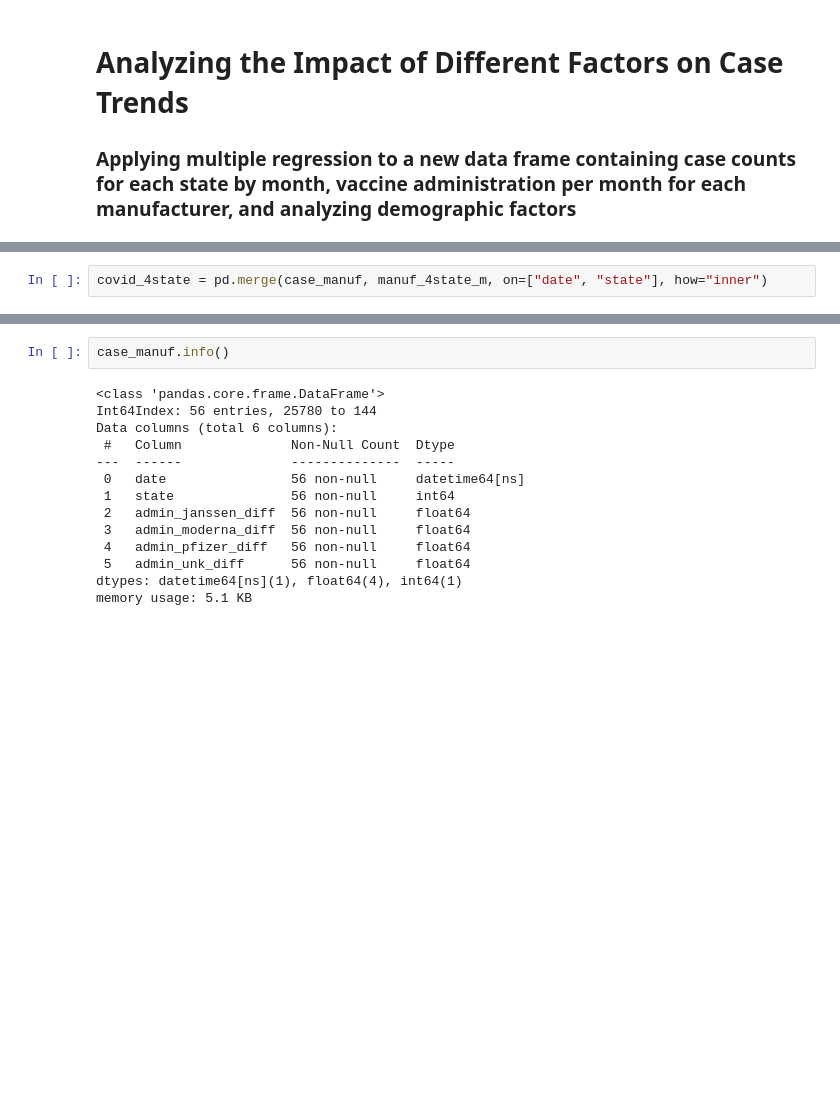
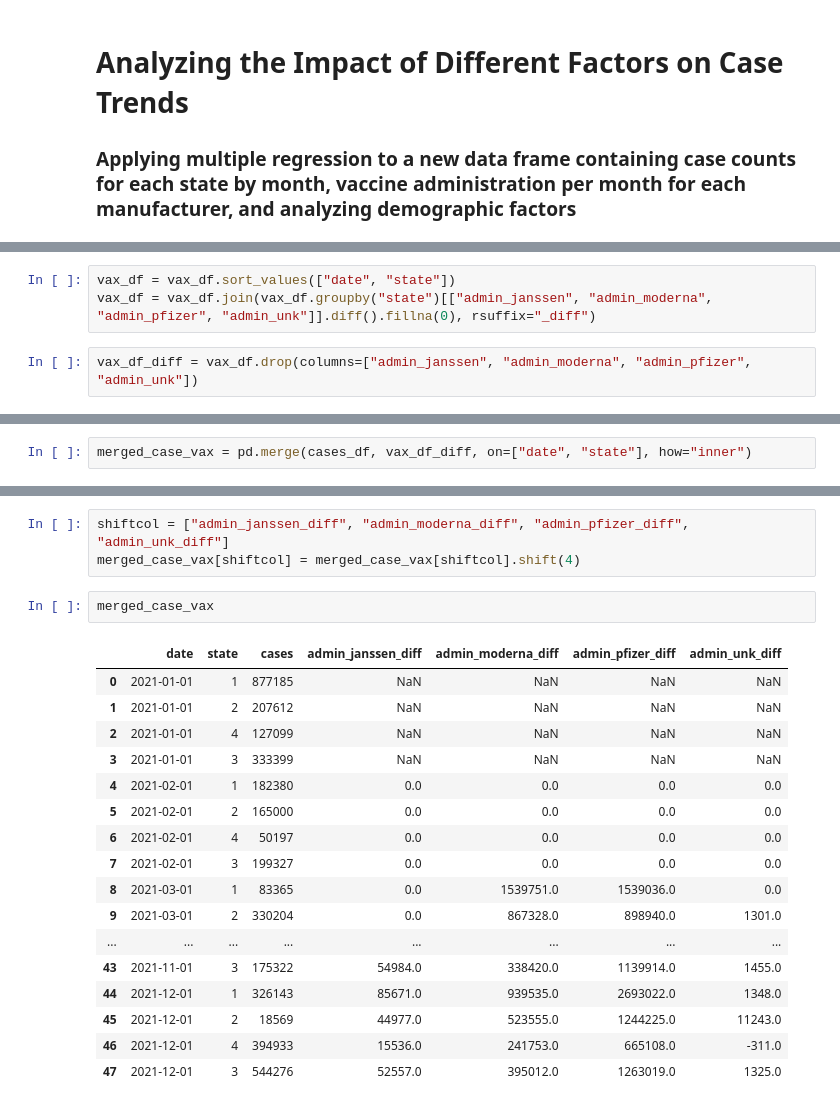
Before and after one commit to atwahl/team_55, a Jupyter notebook: analysis_modeling.ipynb, the cells around one changed output, grey strips where cells are left out. Cells and saved outputs as stored; diff of their text form; blank space fills up the shorter version.

```diff
--- a/analysis_modeling.ipynb
+++ b/analysis_modeling.ipynb
@@ -448,0 +507,5 @@ manuf_4state_m
+# %%
+vax_df = vax_df.sort_values(["date", "state"])
+vax_df = vax_df.join(vax_df.groupby("state")[["admin_janssen", "admin_moderna", "admin_pfizer", "admin_unk"]].diff().fillna(0), rsuffix="_diff")
+# %%
+vax_df_diff = vax_df.drop(columns=["admin_janssen", "admin_moderna", "admin_pfizer", "admin_unk"])
@@ -449,2 +564,2 @@ manuf_4state_m
 # %%
-covid_4state = pd.merge(case_manuf, manuf_4state_m, on=["date", "state"], how="inner")
+merged_case_vax = pd.merge(cases_df, vax_df_diff, on=["date", "state"], how="inner")
@@ -529,16 +566,23 @@ case_manuf.describe(include = 'all', datetime_is_numeric=True)
-# %%
-case_manuf.info()
-# %% [output]
-<class 'pandas.core.frame.DataFrame'>
-Int64Index: 56 entries, 25780 to 144
-Data columns (total 6 columns):
- #   Column              Non-Null Count  Dtype
----  ------              --------------  -----
- 0   date                56 non-null     datetime64[ns]
- 1   state               56 non-null     int64
- 2   admin_janssen_diff  56 non-null     float64
- 3   admin_moderna_diff  56 non-null     float64
- 4   admin_pfizer_diff   56 non-null     float64
- 5   admin_unk_diff      56 non-null     float64
-dtypes: datetime64[ns](1), float64(4), int64(1)
-memory usage: 5.1 KB
+# %%
+shiftcol = ["admin_janssen_diff", "admin_moderna_diff", "admin_pfizer_diff", "admin_unk_diff"]
+merged_case_vax[shiftcol] = merged_case_vax[shiftcol].shift(4)
+# %%
+merged_case_vax
+# %% [output]
+|  | date | state | cases | admin_janssen_diff | admin_moderna_diff | admin_pfizer_diff | admin_unk_diff |
+| 0 | 2021-01-01 | 1 | 877185 | NaN | NaN | NaN | NaN |
+| 1 | 2021-01-01 | 2 | 207612 | NaN | NaN | NaN | NaN |
+| 2 | 2021-01-01 | 4 | 127099 | NaN | NaN | NaN | NaN |
+| 3 | 2021-01-01 | 3 | 333399 | NaN | NaN | NaN | NaN |
+| 4 | 2021-02-01 | 1 | 182380 | 0.0 | 0.0 | 0.0 | 0.0 |
+| 5 | 2021-02-01 | 2 | 165000 | 0.0 | 0.0 | 0.0 | 0.0 |
+| 6 | 2021-02-01 | 4 | 50197 | 0.0 | 0.0 | 0.0 | 0.0 |
+| 7 | 2021-02-01 | 3 | 199327 | 0.0 | 0.0 | 0.0 | 0.0 |
+| 8 | 2021-03-01 | 1 | 83365 | 0.0 | 1539751.0 | 1539036.0 | 0.0 |
+| 9 | 2021-03-01 | 2 | 330204 | 0.0 | 867328.0 | 898940.0 | 1301.0 |
+| ... | ... | ... | ... | ... | ... | ... | ... |
+| 43 | 2021-11-01 | 3 | 175322 | 54984.0 | 338420.0 | 1139914.0 | 1455.0 |
+| 44 | 2021-12-01 | 1 | 326143 | 85671.0 | 939535.0 | 2693022.0 | 1348.0 |
+| 45 | 2021-12-01 | 2 | 18569 | 44977.0 | 523555.0 | 1244225.0 | 11243.0 |
+| 46 | 2021-12-01 | 4 | 394933 | 15536.0 | 241753.0 | 665108.0 | -311.0 |
+| 47 | 2021-12-01 | 3 | 544276 | 52557.0 | 395012.0 | 1263019.0 | 1325.0 |
```
Also changed, not shown: parts of 50 cells of this notebook, 6 other files.
